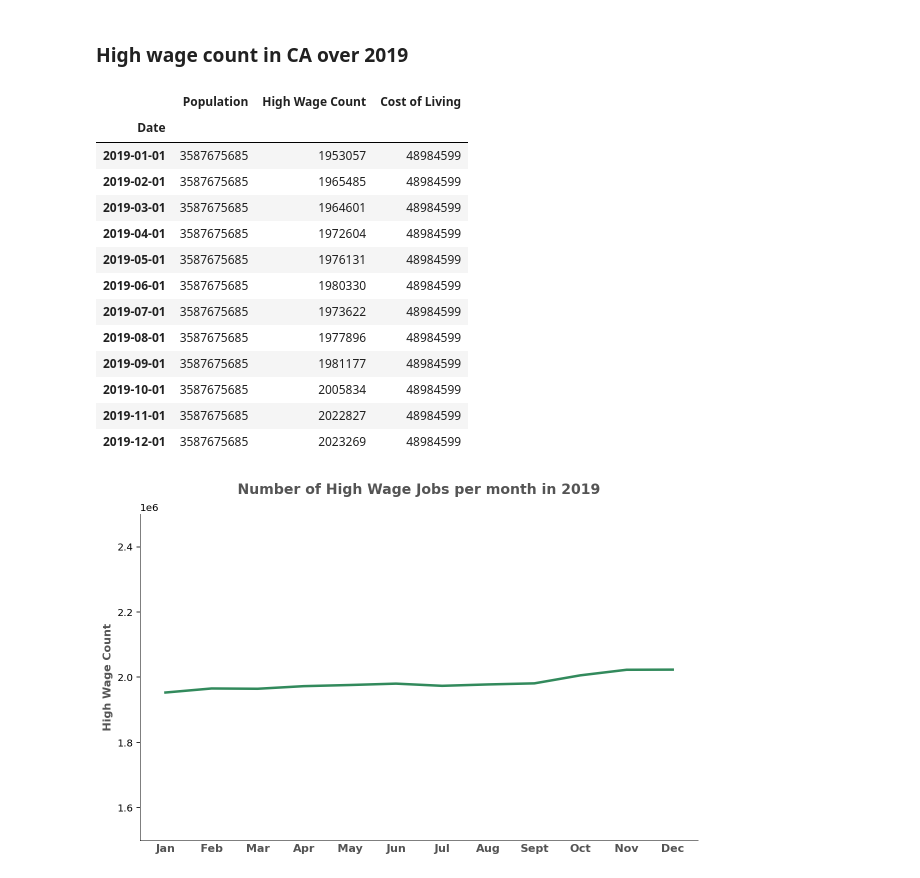
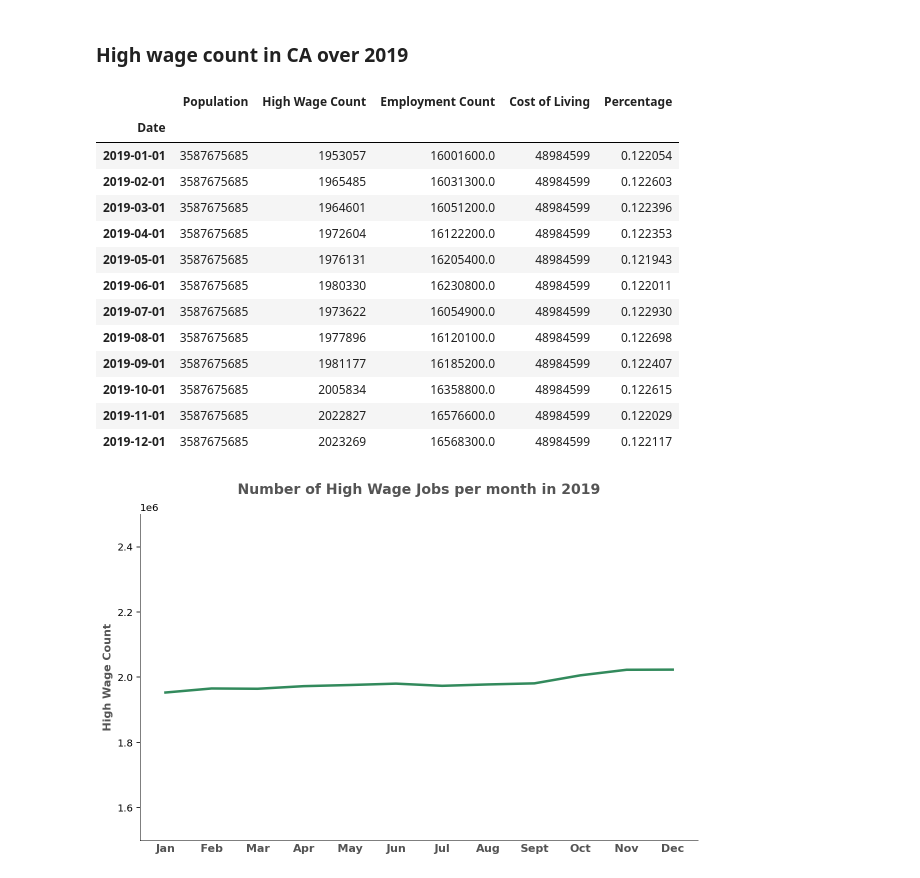
Before and after one commit to cafwd/job_quality_index, a Jupyter notebook: high-wage-visualizations.ipynb, the cells around one changed output. Saved outputs shown, nothing was run; the diff lists cells and outputs as text; code cells hidden in the pictures.

```diff
--- a/high-wage-visualizations.ipynb
+++ b/high-wage-visualizations.ipynb
@@ -15,7 +15,7 @@ import plotly.express as px
 warnings.filterwarnings('ignore')
 %config InlineBackend.figure_format='retina'
 # %%
-data = pd.read_csv('high_wage_outputs_v2_COL.csv')
+data = pd.read_csv('high_wage_outputs_v2_with_emp_counts.csv')
 # %%
 county_info = pd.read_csv('data/county_to_regions_key - Sheet1.csv')
 # %%
@@ -23,7 +23,7 @@ cost_of_living = pd.read_csv('data/united-way-col-1A1PS1C2019.csv') # 1 adult, 1
 # %%
 data = pd.merge(data, county_info, on='County')
 # %%
-data = data[['Industry', 'Date', 'County', 'CDI Regions', 'Rural/Urban', 'Population', 'High Wage Count', 'Cost of Living']]
+data = data[['Industry', 'Date', 'County', 'CDI Regions', 'Rural/Urban', 'Population', 'High Wage Count', 'Employment Count', 'Cost of Living']]
 # %%
 data['Population'] = normalize_titles(data['Population']).astype(int)
 # %%
@@ -225,19 +202,20 @@ plt.show()
 ### High wage count in CA over 2019
 # %%
 hw_state = data.groupby(by=["Date"]).sum()
+hw_state['Percentage'] = hw_state['High Wage Count'] / hw_state['Employment Count']
 hw_state
 # %% [output]
-|  | Population | High Wage Count | Cost of Living |
-| Date |  |  |  |
-| 2019-01-01 | 3587675685 | 1953057 | 48984599 |
-| 2019-02-01 | 3587675685 | 1965485 | 48984599 |
-| 2019-03-01 | 3587675685 | 1964601 | 48984599 |
-| 2019-04-01 | 3587675685 | 1972604 | 48984599 |
-| 2019-05-01 | 3587675685 | 1976131 | 48984599 |
-| 2019-06-01 | 3587675685 | 1980330 | 48984599 |
-| 2019-07-01 | 3587675685 | 1973622 | 48984599 |
-| 2019-08-01 | 3587675685 | 1977896 | 48984599 |
-| 2019-09-01 | 3587675685 | 1981177 | 48984599 |
-| 2019-10-01 | 3587675685 | 2005834 | 48984599 |
-| 2019-11-01 | 3587675685 | 2022827 | 48984599 |
-| 2019-12-01 | 3587675685 | 2023269 | 48984599 |
+|  | Population | High Wage Count | Employment Count | Cost of Living | Percentage |
+| Date |  |  |  |  |  |
+| 2019-01-01 | 3587675685 | 1953057 | 16001600.0 | 48984599 | 0.122054 |
+| 2019-02-01 | 3587675685 | 1965485 | 16031300.0 | 48984599 | 0.122603 |
+| 2019-03-01 | 3587675685 | 1964601 | 16051200.0 | 48984599 | 0.122396 |
+| 2019-04-01 | 3587675685 | 1972604 | 16122200.0 | 48984599 | 0.122353 |
+| 2019-05-01 | 3587675685 | 1976131 | 16205400.0 | 48984599 | 0.121943 |
+| 2019-06-01 | 3587675685 | 1980330 | 16230800.0 | 48984599 | 0.122011 |
+| 2019-07-01 | 3587675685 | 1973622 | 16054900.0 | 48984599 | 0.122930 |
+| 2019-08-01 | 3587675685 | 1977896 | 16120100.0 | 48984599 | 0.122698 |
+| 2019-09-01 | 3587675685 | 1981177 | 16185200.0 | 48984599 | 0.122407 |
+| 2019-10-01 | 3587675685 | 2005834 | 16358800.0 | 48984599 | 0.122615 |
+| 2019-11-01 | 3587675685 | 2022827 | 16576600.0 | 48984599 | 0.122029 |
+| 2019-12-01 | 3587675685 | 2023269 | 16568300.0 | 48984599 | 0.122117 |
```
Also changed, not shown: parts of 49 cells of this notebook, 2 other files.
